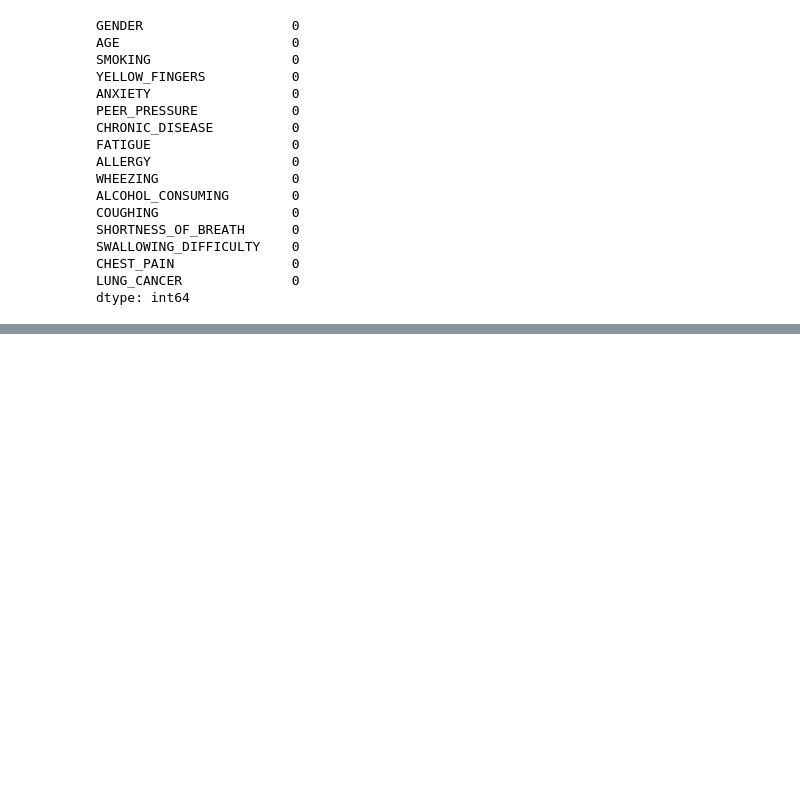
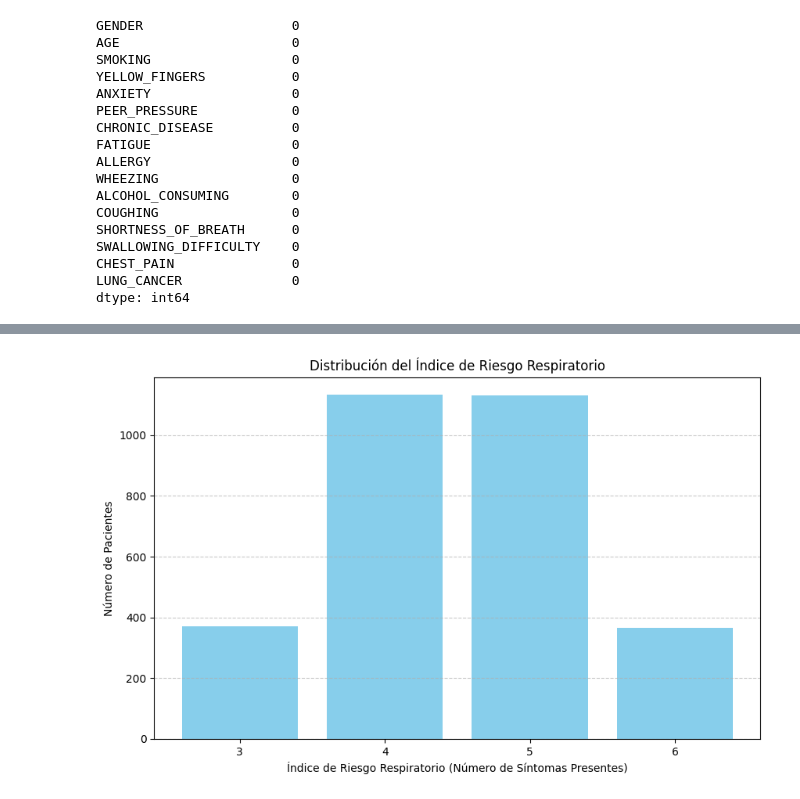
Before and after one commit to DavidGiovannini/Machine_Learning_G6, a Jupyter notebook: tp1_ML.ipynb, the cells around one changed output, grey strips where cells are left out. Saved outputs shown, nothing was run; the diff lists cells and outputs as text; code cells hidden in the pictures; blank space fills up the shorter version.

```diff
--- a/tp1_ML.ipynb
+++ b/tp1_ML.ipynb
@@ -199,0 +230,18 @@ dtype: int64
+# %%
+# Creamos la variable combinada para el índice de riesgo respiratorio
+dataset['Respiratory_Risk'] = dataset[['COUGHING', 'SHORTNESS_OF_BREATH', 'WHEEZING']].sum(axis=1)
+
+# Contar la frecuencia de cada nivel del índice de riesgo respiratorio
+risk_counts = dataset['Respiratory_Risk'].value_counts().sort_index()
+
+# Creamos un gráfico de barras para mostrar la distribución del índice de riesgo respiratorio
+plt.figure(figsize=(10, 6))
+plt.bar(risk_counts.index, risk_counts.values, color='skyblue')
+plt.xlabel('Índice de Riesgo Respiratorio (Número de Síntomas Presentes)')
+plt.ylabel('Número de Pacientes')
+plt.title('Distribución del Índice de Riesgo Respiratorio')
+plt.xticks(risk_counts.index)
+plt.grid(axis='y', linestyle='--', alpha=0.7)
+plt.show()
+# %% [output]
+[figure, added]
```
Also changed, not shown: parts of 18 cells of this notebook.
